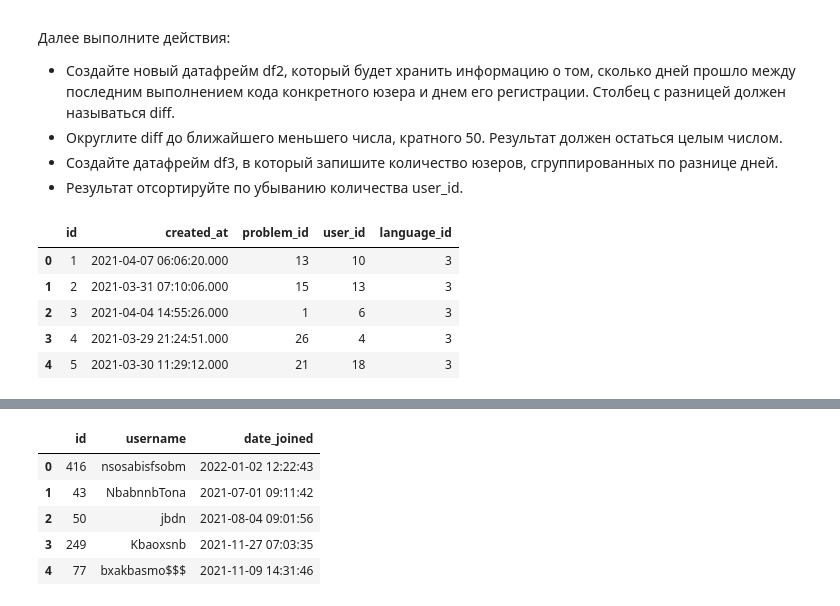
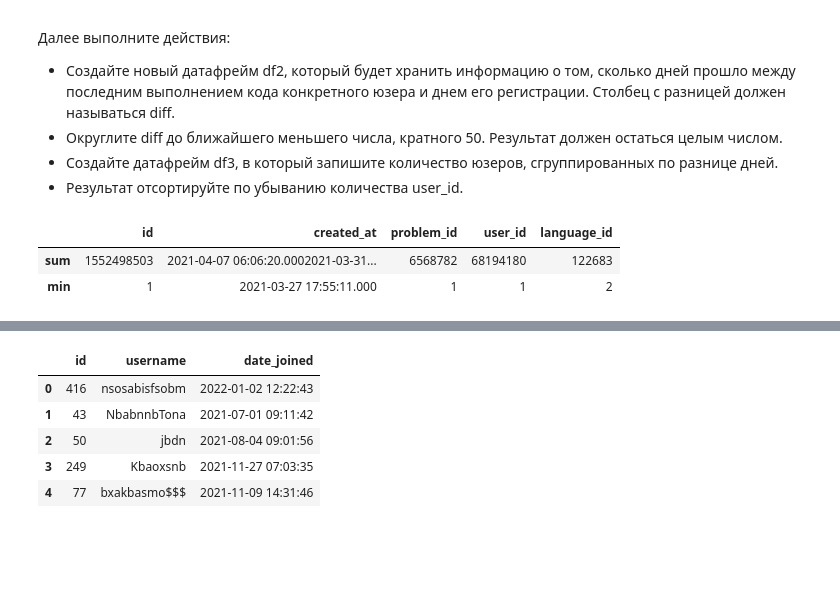
Before and after one commit to alexanderniki/alx-study, a Jupyter notebook: Analytics/Pandas Basics/homework-3.ipynb, the cells around one changed output, grey strips where cells are left out. Cells and saved outputs as stored; diff of their text form; code cells hidden in the pictures; blank space fills up the shorter version.

```diff
--- a/Analytics/Pandas Basics/homework-3.ipynb
+++ b/Analytics/Pandas Basics/homework-3.ipynb
@@ -38,13 +38,11 @@ users: DataFrame = pd.read_csv(
 # %%
 # Смотрим, что там есть
 coderun.head()
+coderun.agg(["sum", "min"])
 # %% [output]
 |  | id | created_at | problem_id | user_id | language_id |
-| 0 | 1 | 2021-04-07 06:06:20.000 | 13 | 10 | 3 |
-| 1 | 2 | 2021-03-31 07:10:06.000 | 15 | 13 | 3 |
-| 2 | 3 | 2021-04-04 14:55:26.000 | 1 | 6 | 3 |
-| 3 | 4 | 2021-03-29 21:24:51.000 | 26 | 4 | 3 |
-| 4 | 5 | 2021-03-30 11:29:12.000 | 21 | 18 | 3 |
+| sum | 1552498503 | 2021-04-07 06:06:20.0002021-03-31... | 6568782 | 68194180 | 122683 |
+| min | 1 | 2021-03-27 17:55:11.000 | 1 | 1 | 2 |
 # %%
 # На всякий случай, посмотрим, порядок следования айдишников пользователей
 coderun.sort_values(by="user_id", ascending=True)
```
Also changed, not shown: parts of 10 cells of this notebook, 1 other file.
